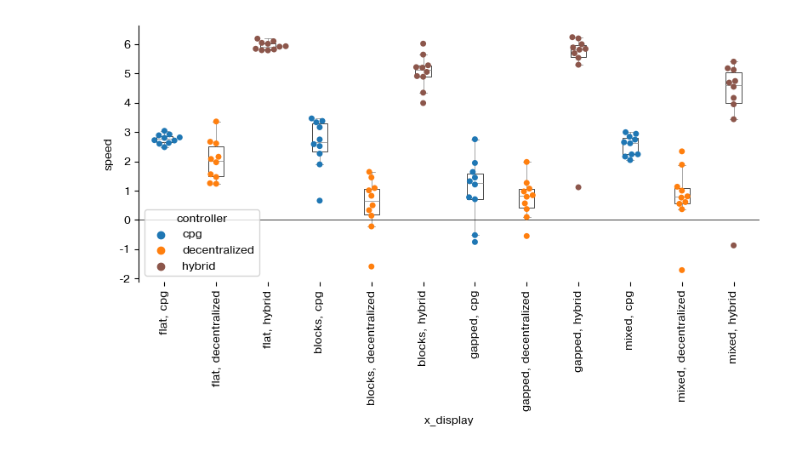
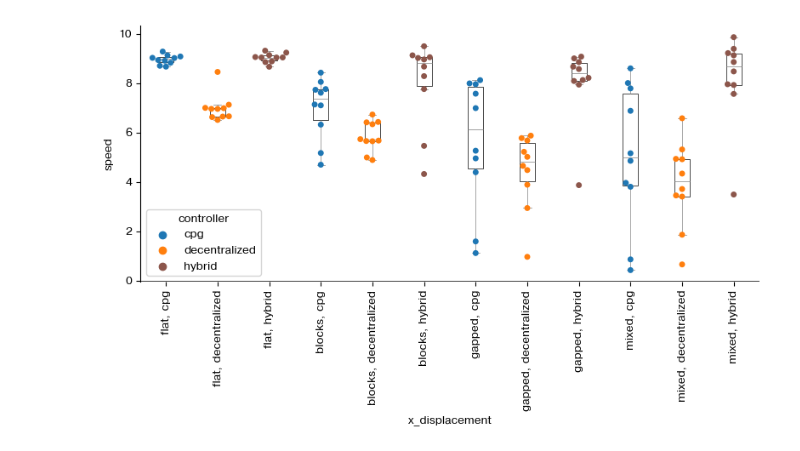
Before and after one commit to NeLy-EPFL/nmf2-paper, a Jupyter notebook: hybrid_controller/generate_figure.ipynb, the cells around one changed output. Cells and saved outputs as stored; diff of their text form; code cells hidden in the pictures.

Commit message:
widen gaps, run all experiments and make video/figure

```diff
--- a/hybrid_controller/generate_figure.ipynb
+++ b/hybrid_controller/generate_figure.ipynb
@@ -9,7 +9,7 @@ from pathlib import Path
 plt.rcParams['font.family'] = 'Helvetica'
 plt.rcParams['pdf.fonttype'] = 42
 # %%
-base_path = Path("Data_points")
+base_path = Path("data")
 all_folders = base_path.glob("*pts*")
 
 # Now in each folder for each pkl file open the observation list
@@ -28,7 +28,7 @@ adhesion = [True]
 conditions = [(c, t) for t in terrain for c in controller]
 n_conditions = len(conditions)
 
-sim_time = 1.7
+sim_time = 1.2
 init_time = 0.2
 all_rows = []
 all_colors = np.tile(["r", "b"], n_conditions)
@@ -74,37 +74,37 @@ colors_lookup = {
     "decentralized": "tab:orange",
     "hybrid": "tab:brown",
 }
-speed_df["x_display"] = [
+speed_df["x_displacement"] = [
     f"{terrain}, {controller}"
     for terrain, controller in zip(speed_df["terrain"], speed_df["controller"])
 ]
 
 plt.figure(figsize=(8, 5), tight_layout=True)
 ax = plt.gca()
 boxplot = sns.boxplot(
-    x="x_display",
+    x="x_displacement",
     y="speed",
     data=speed_df,
     width=0.3,
     ax=ax,
     showfliers=False,
     boxprops={"facecolor": "None", "edgecolor": "k", "linewidth": 0.5},
     medianprops={"color": "gray", "linewidth": 0.5},
     whiskerprops={"color": "gray", "linewidth": 0.5},
     capprops={"color": "gray", "linewidth": 0.5},
 )
 sns.swarmplot(
-    x="x_display",
+    x="x_displacement",
     y="speed",
     data=speed_df,
     hue="controller",
     size=5,
     palette=["tab:blue", "tab:orange", "tab:brown"],
     ax=ax,
 )
 ax.set_xticklabels(ax.get_xticklabels(), rotation=90)
 plt.axhline(0.0, color="k", linewidth=0.5)
 sns.despine(bottom=True)
 plt.savefig("outputs/speed_comparison.pdf")
 # %% [output]
-[figure, old version]
+[figure, new version]
```
Also changed, not shown: 4 other files.
